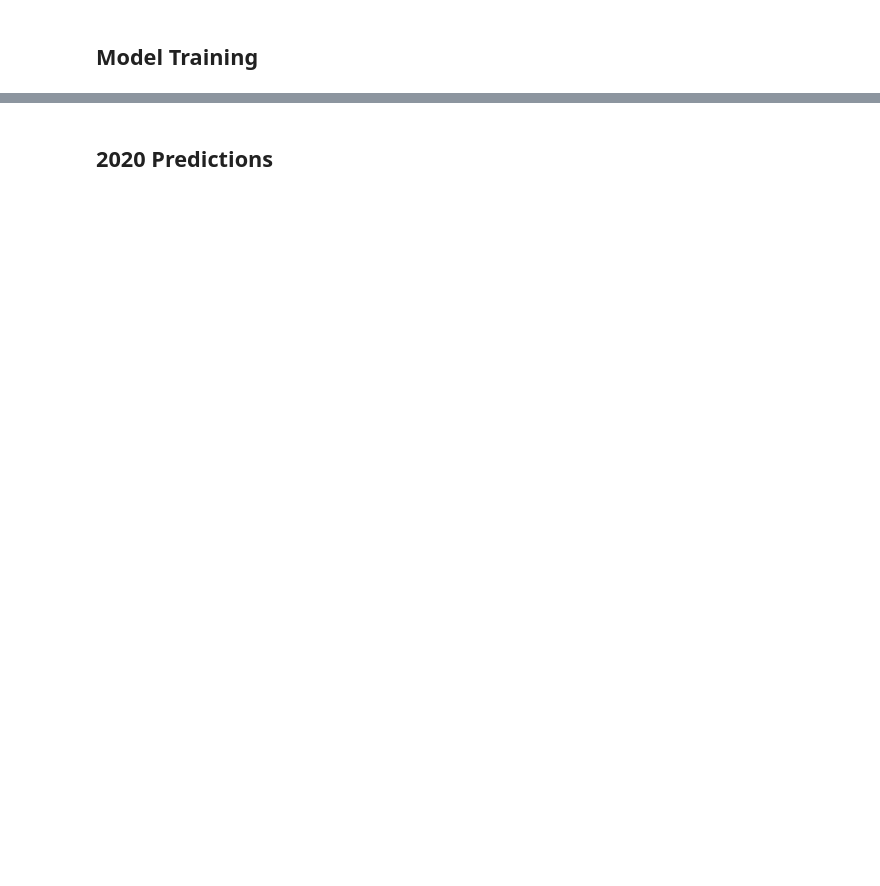
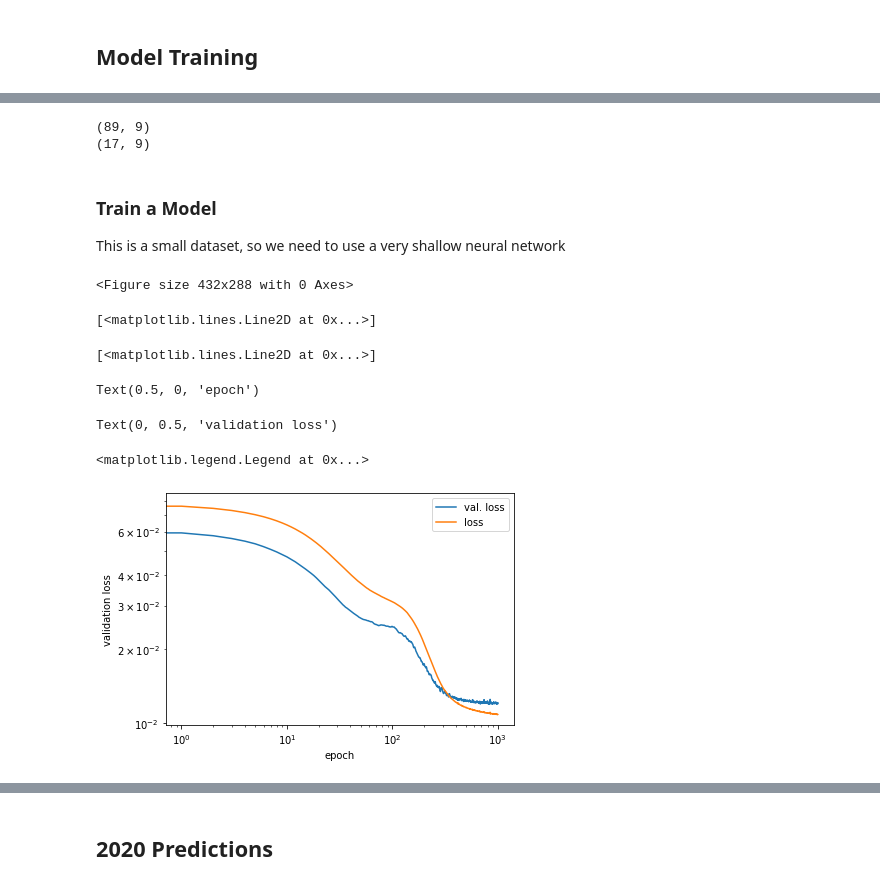
Before and after one commit to sdwebb/CODemsData, a Jupyter notebook: notebooks/election_model.ipynb, the cells around one changed output, grey strips where cells are left out. Drawn from its saved outputs; the diff is of its cells as text; code cells hidden in the pictures; blank space fills up the shorter version.

Commit message:
updates on the election model -- something is buggy about its predictions, but its running so theres that

```diff
--- a/notebooks/election_model.ipynb
+++ b/notebooks/election_model.ipynb
@@ -240,0 +209,42 @@ See the caveats in the documentation: https://pandas.pydata.org/pandas-docs/stab
+# %%
+print(np.shape(X_set))
+X_test, X_train, Y_test, Y_train = train_test_split(X_set, Y_set, train_size=.2)
+print(np.shape(X_test))
+# %% [output]
+(89, 9)
+(17, 9)
+# %% [markdown]
+### Train a Model
+
+This is a small dataset, so we need to use a very shallow neural network
+# %%
+model = Sequential()
+
+model.add(Dense(2,input_dim=9, activation='tanh'))
+model.add(Dense(3,activation='sigmoid'))
+
+model.compile(loss='mean_squared_error', optimizer='adam')
+# %%
+hist = model.fit(x=X_train, y=Y_train,
+                    validation_data= (X_test, Y_test),
+                     batch_size = 10,
+                     shuffle = True,
+                     epochs = 1000,
+                     verbose = False)
+# %%
+plt.figure()
+plt.loglog(hist.epoch, hist.history['val_loss'], label = 'val. loss')
+plt.loglog(hist.epoch, hist.history['loss'], label = 'loss')
+plt.xlabel('epoch')
+plt.ylabel('validation loss')
+plt.legend()
+plt.tight_layout()
+plt.savefig('election_model.png')
+# %% [output]
+<Figure size 432x288 with 0 Axes>
+[<matplotlib.lines.Line2D at 0x...>]
+[<matplotlib.lines.Line2D at 0x...>]
+Text(0.5, 0, 'epoch')
+Text(0, 0.5, 'validation loss')
+<matplotlib.legend.Legend at 0x...>
+[figure, added]
```
Also changed, not shown: parts of 16 cells of this notebook, 3 other files.
